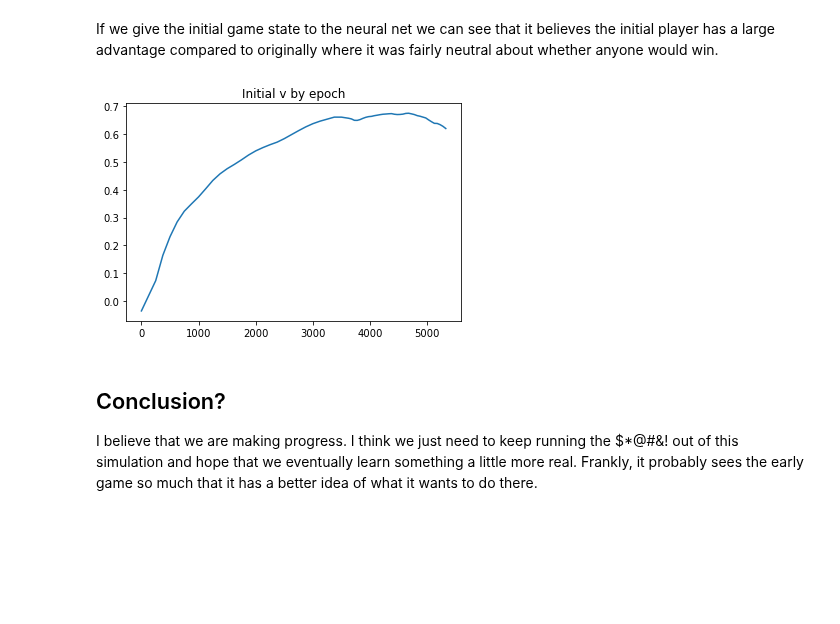
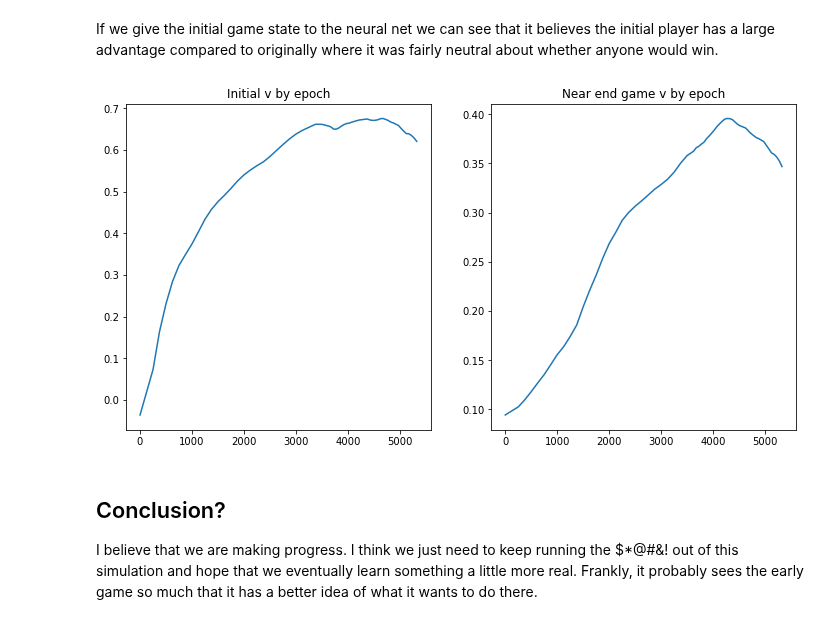
Before and after one commit to kevinnowland/kevinnowland.github.io, a Jupyter notebook: code/_notebooks/tafl/brandubzero.ipynb, the cells around one changed output. Cells and saved outputs as stored; diff of their text form; code cells hidden in the pictures; blank space fills up the shorter version.

Commit message:
add some graphs

```diff
--- a/code/_notebooks/tafl/brandubzero.ipynb
+++ b/code/_notebooks/tafl/brandubzero.ipynb
@@ -1411,36 +1411,43 @@ anyone would win.
 # %%
 import matplotlib.pyplot as plt
 
 initial_game_state_v = []
+end_game_state_v = []
 games_ = []
 bn_ = BrandubNet()
 gs_ = get_initial_game_state()
 
 for i in range(63):
 
     checkpoint_ = torch.load('saved_models/checkpoint_' + str(i))
     bn_.load_state_dict(checkpoint_['model_state_dict'])
 
     _, v_ = bn_.forward(gs_)
     initial_game_state_v.append(v_)
 
+    _, v_ = bn_.forward(gs2)
+    end_game_state_v.append(v_)
+
     if i > 28:
         total_games = 250 + 125 * 27 + 50 * (i - 28)
     elif i > 0:
         total_games = 250 + 125 * (i - 1)
     else:
         total_games = 0
 
     games_.append(total_games)
 
-fig, ax = plt.subplots()
+fig, ax = plt.subplots(1, 2, figsize=(12, 6))
 
-ax.set_title('Initial v by epoch')
-ax.plot(games_, initial_game_state_v)
+ax[0].set_title('Initial v by epoch')
+ax[0].plot(games_, initial_game_state_v)
+
+ax[1].set_title('Near end game v by epoch')
+ax[1].plot(games_, end_game_state_v)
 
 plt.show()
 # %% [output]
-[figure, old version]
+[figure, new version]
 # %% [markdown]
 ## Conclusion?
 
```
